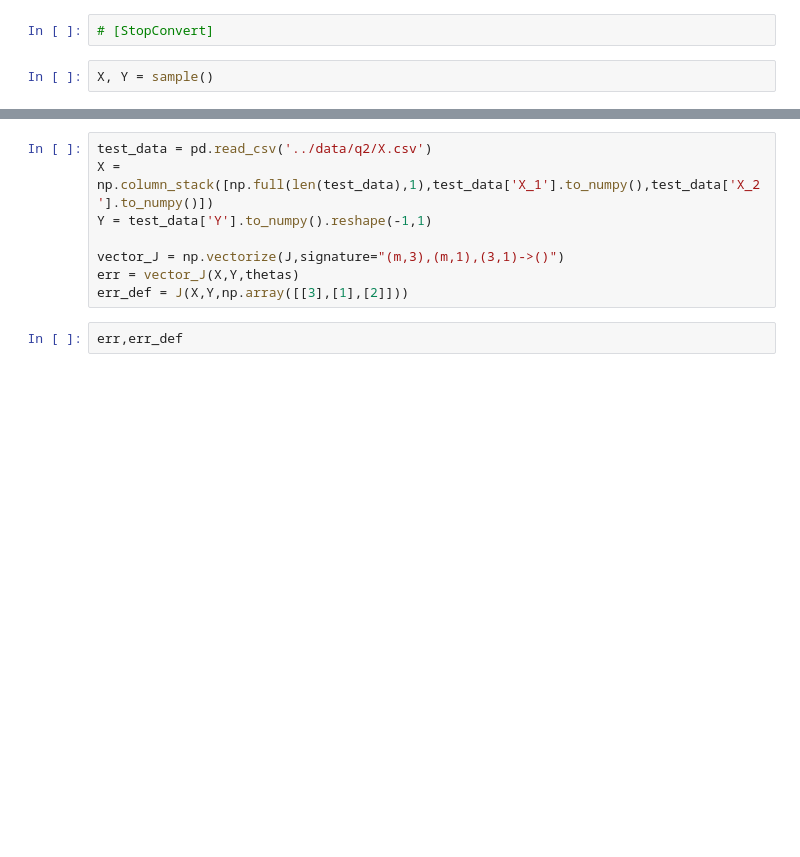
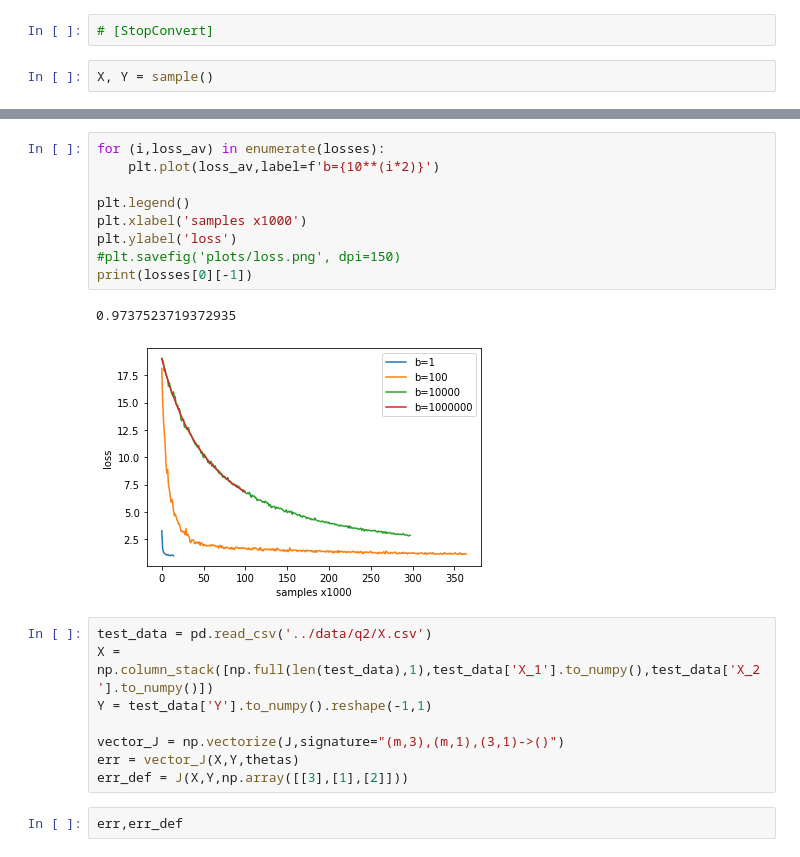
Before and after one commit to Aniruddha-Deb/COL774, a Jupyter notebook: assignment1/Q2/sgd.ipynb, the cells around one changed output, grey strips where cells are left out. Cells and saved outputs as stored; diff of their text form; blank space fills up the shorter version.

```diff
--- a/assignment1/Q2/sgd.ipynb
+++ b/assignment1/Q2/sgd.ipynb
@@ -134,3 +180,15 @@ print(thetas)
+# %%
+for (i,loss_av) in enumerate(losses):
+    plt.plot(loss_av,label=f'b={10**(i*2)}')
+
+plt.legend()
+plt.xlabel('samples x1000')
+plt.ylabel('loss')
+#plt.savefig('plots/loss.png', dpi=150)
+print(losses[0][-1])
+# %% [output]
+0.9737523719372935
+[figure, added]
 # %%
 test_data = pd.read_csv('../data/q2/X.csv')
 X = np.column_stack([np.full(len(test_data),1),test_data['X_1'].to_numpy(),test_data['X_2'].to_numpy()])
```
Also changed, not shown: parts of 6 cells of this notebook, 10 other files.
